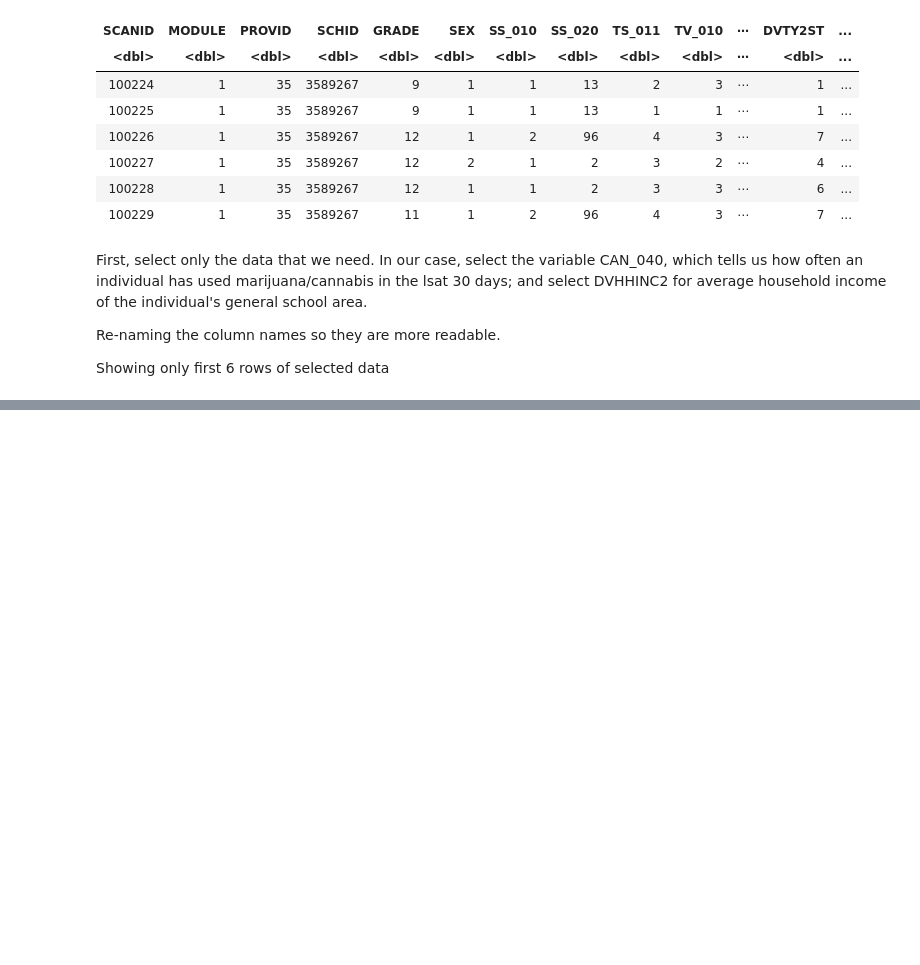
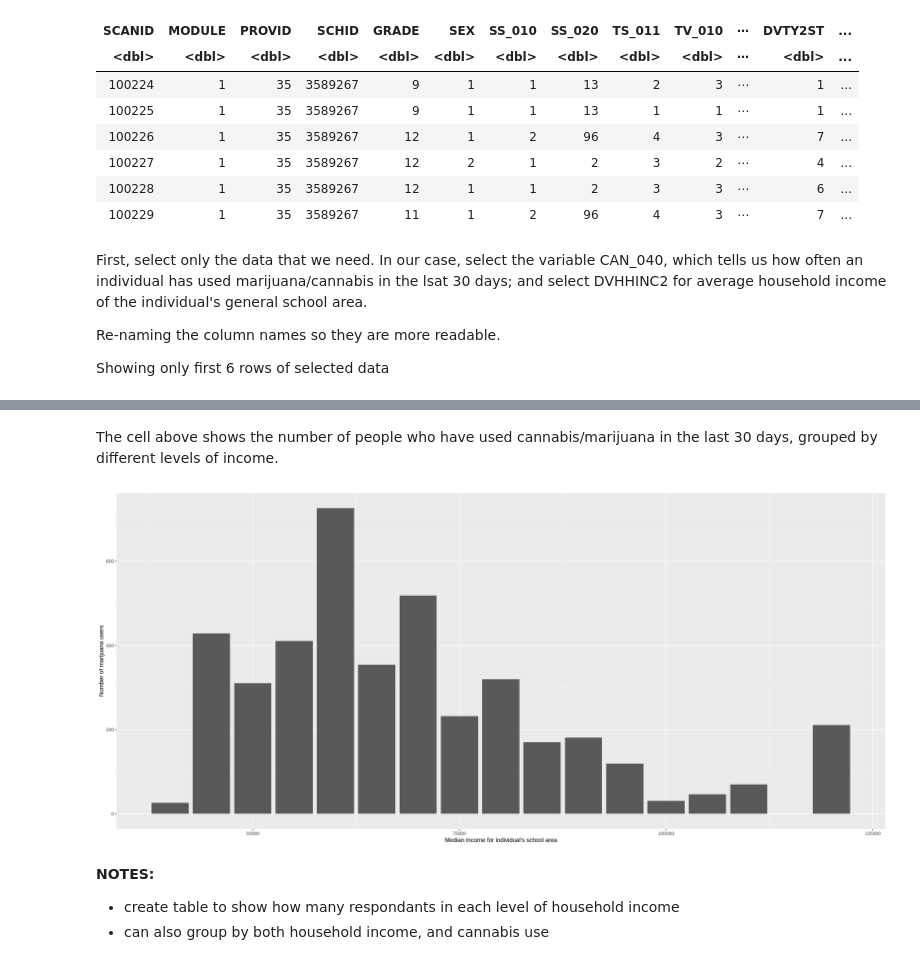
Before and after one commit to tiffanyw10/dsci-100-2022w2-project-group8, a Jupyter notebook: Proposal.ipynb, the cells around one changed output, grey strips where cells are left out. Drawn from its saved outputs; the diff is of its cells as text; code cells hidden in the pictures; blank space fills up the shorter version.

```diff
--- a/Proposal.ipynb
+++ b/Proposal.ipynb
@@ -91,0 +92,5 @@ A tibble: 6 × 2
+# %%
+filtered_drugdata <- selected_drugdata |>
+    filter(cannabis_use == 2 | cannabis_use == 3 | cannabis_use == 4 | cannabis_use == 5| cannabis_use == 6)
+
+head(filtered_drugdata)
@@ -91,0 +109,8 @@ A tibble: 6 × 2
+# %%
+set.seed(1)
+drugdata_split <- initial_split(filtered_drugdata, prop = 0.75, strata = household_income)
+drugdata_train <- training(drugdata_split)
+drugdata_test <- testing(drugdata_split)
+
+head(drugdata_train)
+head(drugdata_test)
@@ -91,0 +136,21 @@ A tibble: 6 × 2
+# %%
+drugdata_count <- drugdata_train |>
+    group_by(household_income) |>
+    summarize(count=n())
+# %% [markdown]
+The cell above shows the number of people who have used cannabis/marijuana in the last 30 days, grouped by different levels of income.
+# %%
+options(repr.plot.width = 20, repr.plot.height = 9)
+drugdata_plot <- drugdata_count |>
+    ggplot(aes(x = household_income, y = count))+
+    geom_bar(stat="identity") +
+    xlab("Median Income for individual's school area") + ylab("Number of marijuana users")
+
+drugdata_plot
+# %% [output]
+[figure, added]
+# %% [markdown]
+**NOTES:**
+
+- create table to show how many respondants in each level of household income
+- can also group by both household income, and cannabis use
```
Also changed, not shown: parts of 7 cells of this notebook, 1 other file.
